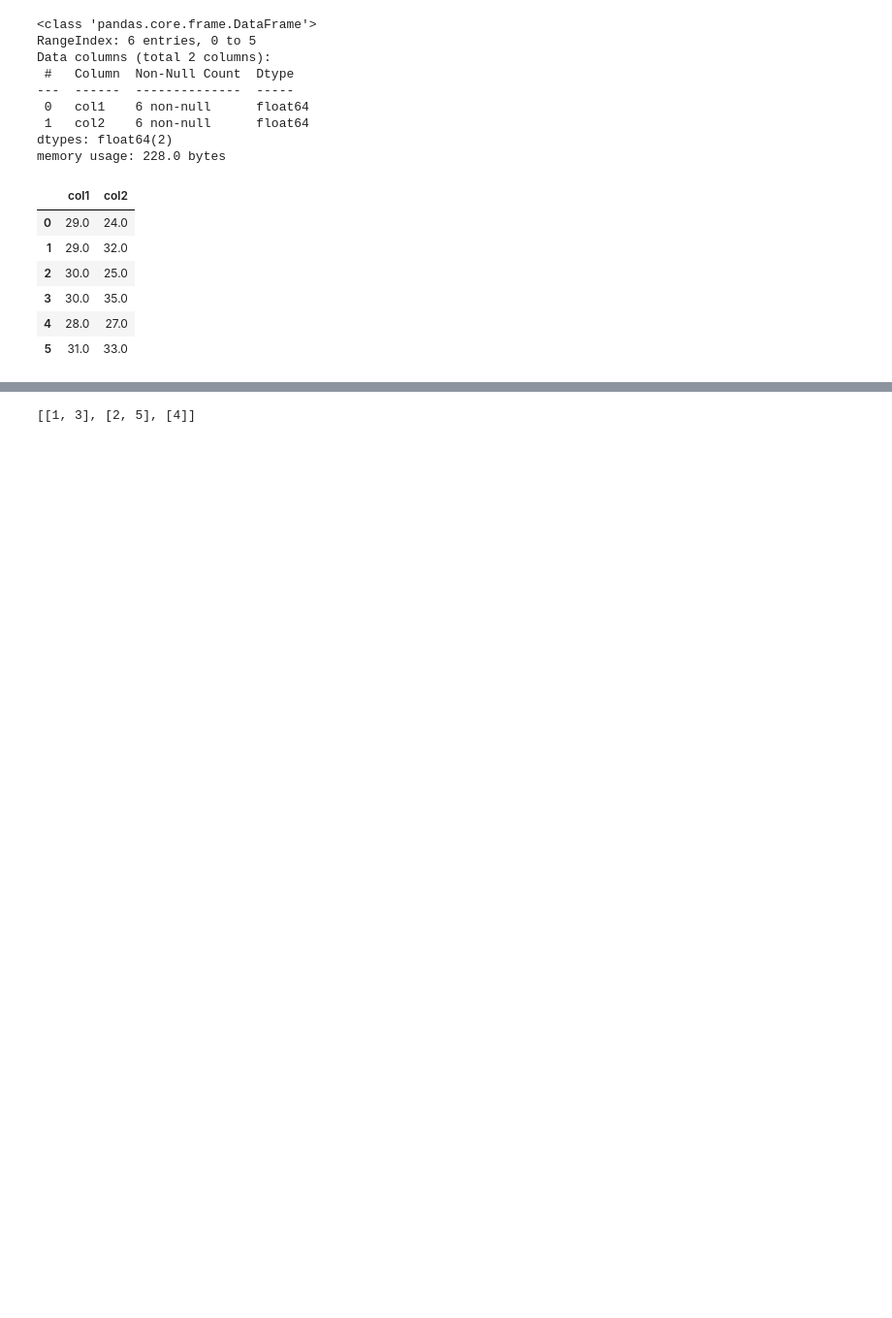
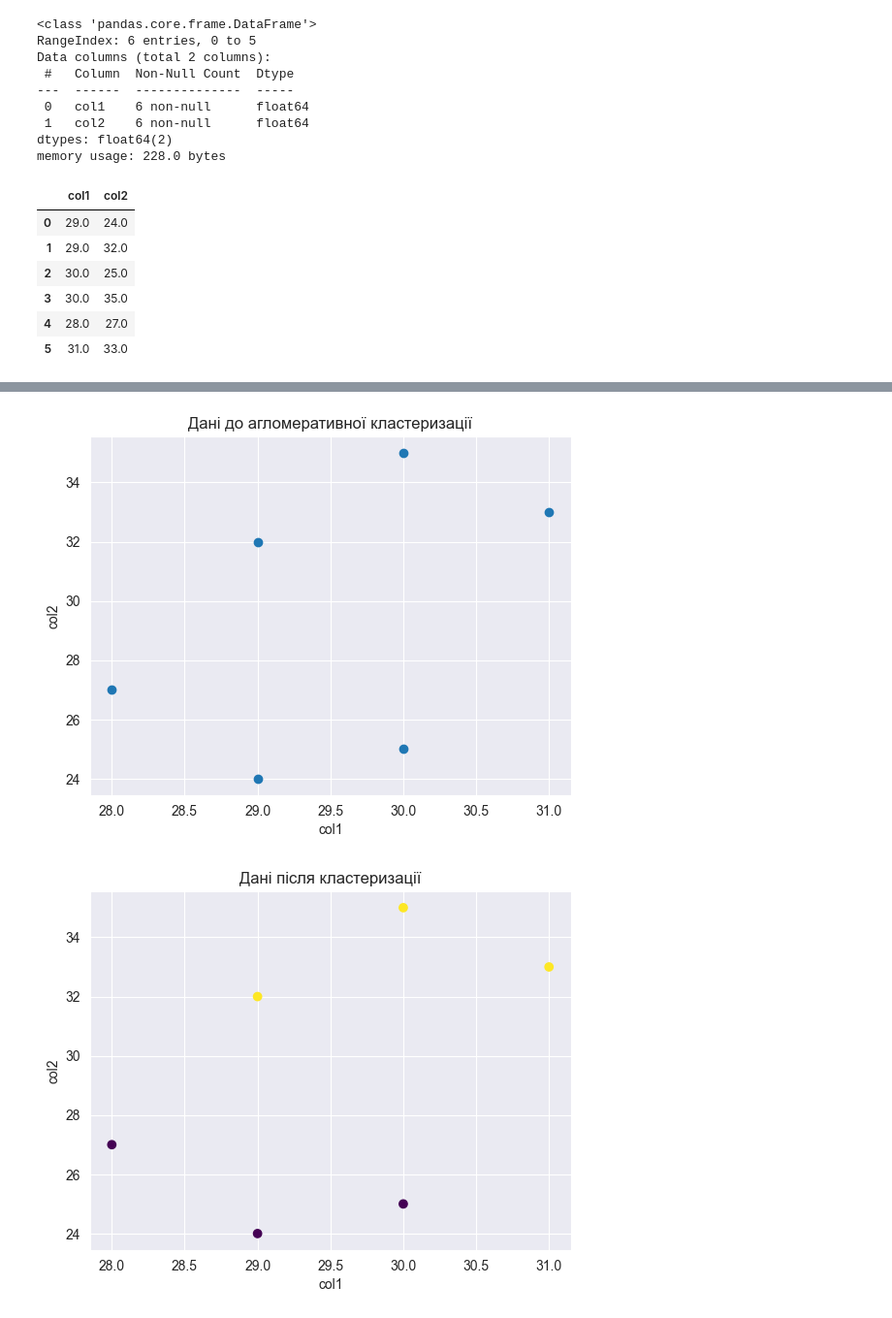
Before and after one commit to Ludens101/tssd_lab1, a Jupyter notebook: agglo.ipynb, the cells around one changed output, grey strips where cells are left out. Shown at 97% size. Drawn from its saved outputs; the diff is of its cells as text; code cells hidden in the pictures; blank space fills up the shorter version.

```diff
--- a/agglo.ipynb
+++ b/agglo.ipynb
@@ -131,3 +139,4 @@ def agglomerative_clustering(X, n_clusters):
 # %%
-agglo = agglomerative_clustering(X.values, n_clusters=2)
+df_labels = agglomerative_clustering(X.values, n_clusters=2)
+df["y_agglo"] = df_labels
 # %% [output]
@@ -149,10 +158,18 @@ agglo = agglomerative_clustering(X.values, n_clusters=2)
 [[0.         8.19018025]
  [8.19018025 0.        ]]
 # %%
-l = [[1,3], [2], [4],[5]]
-indexes = [1, 3]
 
-l = update_labels(indexes, l)
-print(l)
+plt.scatter(df['col1'], df['col2'])
+plt.xlabel('col1')
+plt.ylabel('col2')
+plt.title('Дані до агломеративної кластеризації')
+plt.show()
+
+plt.scatter(df['col1'], df['col2'], c=df['y_agglo'],cmap='viridis')
+plt.xlabel('col1')
+plt.ylabel('col2')
+plt.title('Дані після кластеризації')
+plt.show()
 # %% [output]
-[[1, 3], [2, 5], [4]]
+[figure, added]
+[figure, added]
```
Also changed, not shown: parts of 3 cells of this notebook, 1 other file.
